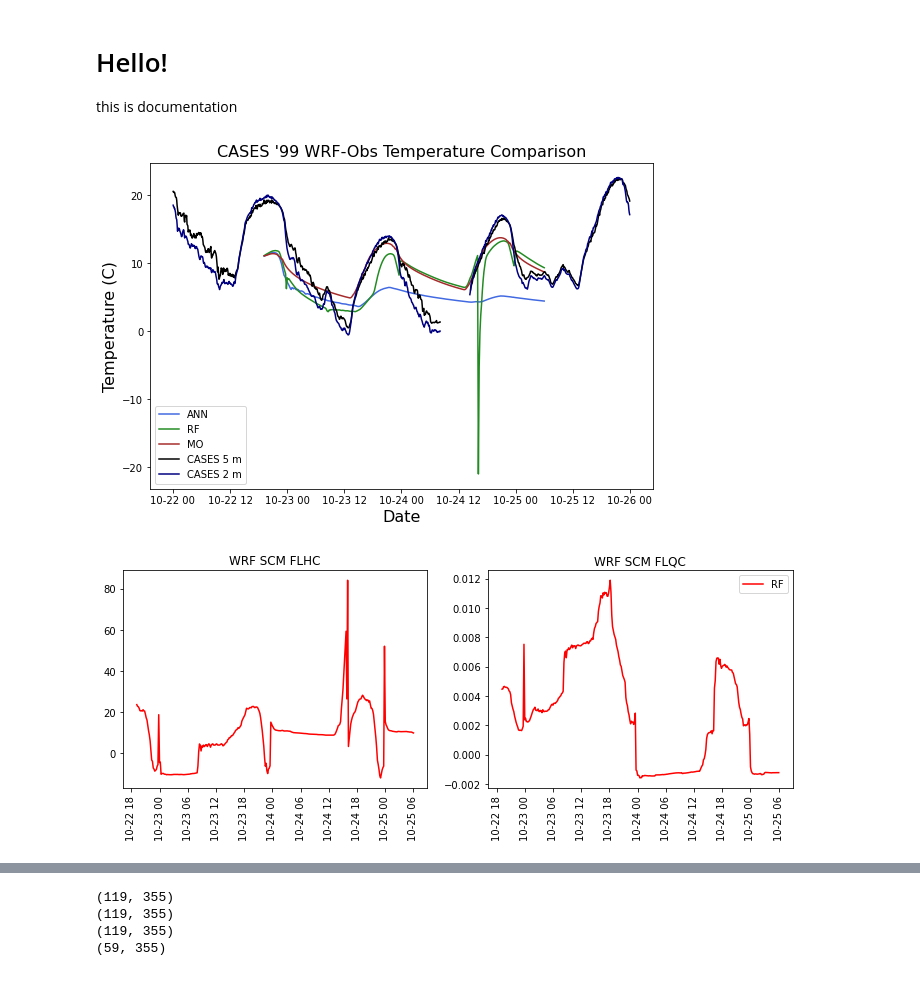
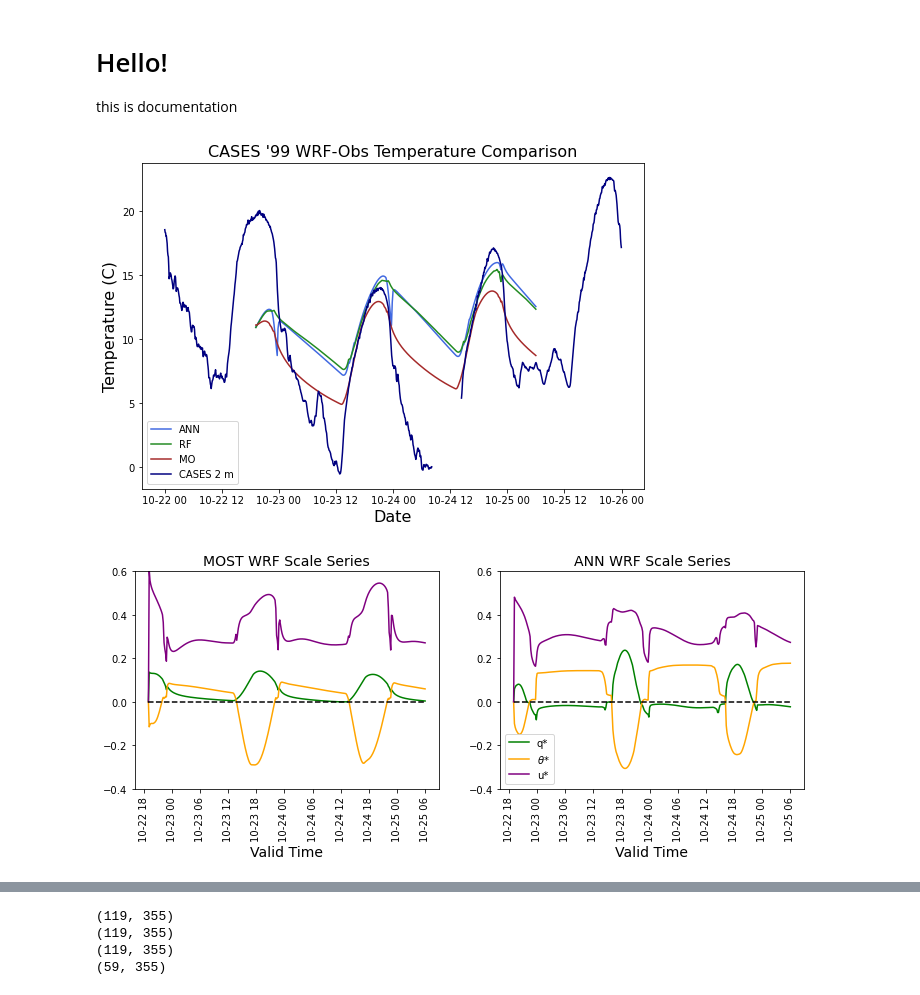
Before and after one commit to NCAR/mlsurfacelayer, a Jupyter notebook: notebooks/wrf_scm_analysis.ipynb, the cells around one changed output, grey strips where cells are left out. Saved outputs shown, nothing was run; the diff lists cells and outputs as text; code cells hidden in the pictures.

Commit message:
Updated model training and data

```diff
--- a/notebooks/wrf_scm_analysis.ipynb
+++ b/notebooks/wrf_scm_analysis.ipynb
@@ -92,12 +75,13 @@ dtype: object
 # Hello!
 this is documentation
 # %%
-nn_wrf = xr.open_dataset("/glade/work/dgagne/WRF-SCM-Ange_casper/WRF-MLSL/cases99/cabauw_nn/wrfout_d01_1999-10-22_19:00:00")
-rf_wrf = xr.open_dataset("/glade/work/dgagne/WRF-SCM-Ange_casper/WRF-MLSL/cases99/cabauw_rf/wrfout_d01_1999-10-22_19:00:00")
-
-most_wrf = xr.open_dataset("/glade/work/dgagne/WRF-SCM-Ange_casper/WRF-MLSL/cases99/most/wrfout_d01_1999-10-22_19:00:00")
+nn_wrf = xr.open_dataset("/glade/work/dgagne/WRF-SCM-Ange_casper/WRF-MLSL/test/em_scm_xy/ann_2_ruc_wrfout_d01_1999-10-22_19:00:00")
+rf_wrf = xr.open_dataset("/glade/work/dgagne/WRF-SCM-Ange_casper/WRF-MLSL/test/em_scm_xy/rf_2_ruc_wrfout_d01_1999-10-22_19:00:00")
+most_wrf = xr.open_dataset("/glade/work/dgagne/WRF-SCM-Ange_casper/WRF-MLSL/test/em_scm_xy/mo_wrfout_d01_1999-10-22_19:00:00")
 # %%
-times = pd.DatetimeIndex(rf_wrf["Times"].astype(str).str.replace("_", "T"))
+nn_times = pd.DatetimeIndex(nn_wrf["Times"].astype(str).str.replace("_", "T"))
+rf_times = pd.DatetimeIndex(rf_wrf["Times"].astype(str).str.replace("_", "T"))
+most_times = pd.DatetimeIndex(most_wrf["Times"].astype(str).str.replace("_", "T"))
 # %%
 pressure = nn_wrf["P"][:, 0, 0, 0] + nn_wrf["PB"][0, 0, 0, 0]
 # %%
@@ -107,18 +91,18 @@ def wrf_temperature(wrf_ds):
     return pot_temp * (pressure / 100000) ** (2.0 / 7.0)
 # %%
 plt.figure(figsize=(9, 6))
-plt.plot(times[1:],  wrf_temperature(nn_wrf) - 273, color="royalblue", label="ANN")
-plt.plot(times[1:], wrf_temperature(rf_wrf) - 273, color="forestgreen", label="RF")
+plt.plot(nn_times[1:],  wrf_temperature(nn_wrf) - 273, color="royalblue", label="ANN")
+plt.plot(rf_times[1:], wrf_temperature(rf_wrf) - 273, color="forestgreen", label="RF")
 
-plt.plot(times[1:], wrf_temperature(most_wrf) - 273, color="brown", label="MO")
-plt.plot(cases_data.index, cases_data["T_5m"][:], color="k", label="CASES 5 m")
+plt.plot(most_times[1:], wrf_temperature(most_wrf) - 273, color="brown", label="MO")
+#plt.plot(cases_data.index, cases_data["T_5m"][:], color="k", label="CASES 5 m")
 plt.plot(t_2m_cases.index, t_2m_cases.values.mean(axis=1), color="navy", label="CASES 2 m")
 plt.ylabel("Temperature (C)", fontsize=16)
 plt.xlabel("Date", fontsize=16)
 plt.legend()
 plt.title("CASES '99 WRF-Obs Temperature Comparison", fontsize=16)
 #plt.xlim("1999-10-22T19:00", "1999-10-25T06:00")
-plt.savefig("cases_temp_comp.pdf", dpi=200, bbox_inches="tight")
+plt.savefig("cases_temp_comp.png", dpi=200, bbox_inches="tight")
 # %% [output]
-[figure, old version]
+[figure, new version]
 # %%
@@ -125,19 +110,29 @@ plt.savefig("cases_temp_comp.pdf", dpi=200, bbox_inches="tight")
 rf_wrf.close()
 most_wrf.close()
 # %%
+time = pd.DatetimeIndex(pd.Series(most_wrf["Times"][:].values.astype(str)).str.replace("_", "T"))
 plt.figure(figsize=(12, 4))
-time = pd.DatetimeIndex(pd.Series(rf_wrf["Times"][1:].values.astype(str)).str.replace("_", "T"))
 plt.subplot(1, 2, 1)
-plt.plot(time, rf_wrf["FLHC"][1:, 0, 0], 'r', label="RF")
-#plt.plot(time, most_wrf["FLHC"][1:, 0, 0], 'b', label="MO")
-plt.title("WRF SCM FLHC")
+plt.plot(time, most_wrf["QSTAR"][:, 0, 0] * 1000, color="green", label="q*")
+plt.plot(time, most_wrf["MOL"][:, 0, 0], color="orange", label="$\\theta$*")
+plt.plot(time, most_wrf["UST"][:, 0, 0], color="purple", label="u*")
+plt.plot(time, np.zeros(most_wrf["UST"][:, 0, 0].size), 'k--')
+plt.xlabel("Valid Time", fontsize=14)
 plt.xticks(rotation=90)
+plt.title("MOST WRF Scale Series", fontsize=14)
+plt.ylim(-0.4, 0.6)
 plt.subplot(1, 2, 2)
-plt.title("WRF SCM FLQC")
-plt.plot(time, rf_wrf["FLQC"][1:, 0, 0], 'r', label="RF")
-#plt.plot(time, most_wrf["FLQC"][1:, 0, 0], 'b', label="MO")
-plt.legend(loc=0)
+
+plt.plot(nn_times, nn_wrf["QSTAR"][:, 0, 0] * 1000, color="green", label="q*")
+plt.plot(nn_times, nn_wrf["MOL"][:, 0, 0], color="orange", label="$\\theta$*")
+plt.plot(nn_times, nn_wrf["UST"][:, 0, 0], color="purple", label="u*")
+plt.plot(nn_times, np.zeros(nn_wrf["UST"][:, 0, 0].size), 'k--')
+plt.legend(loc=3)
+
+plt.xlabel("Valid Time", fontsize=14)
+plt.title("ANN WRF Scale Series", fontsize=14)
 plt.xticks(rotation=90)
-plt.savefig("rf_mo_flhc_flqc.png", dpi=200, bbox_inches="tight")
+plt.ylim(-0.4, 0.6)
+plt.savefig("most_ann_scale.png", dpi=200, bbox_inches="tight")
 # %% [output]
-[figure, old version]
+[figure, new version]
```
Also changed, not shown: parts of 30 cells of this notebook, 3 other files.
